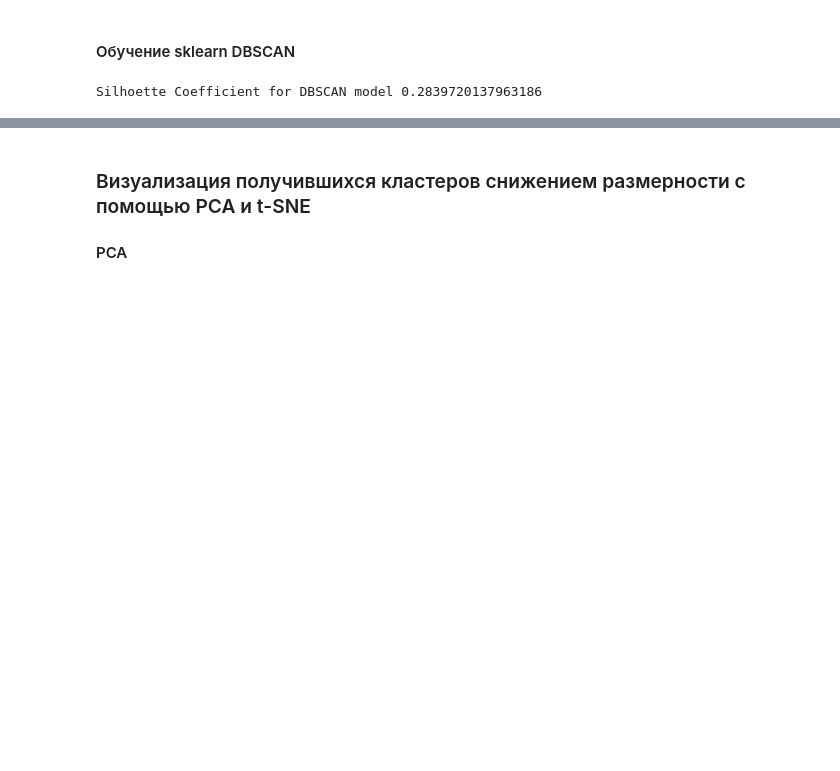
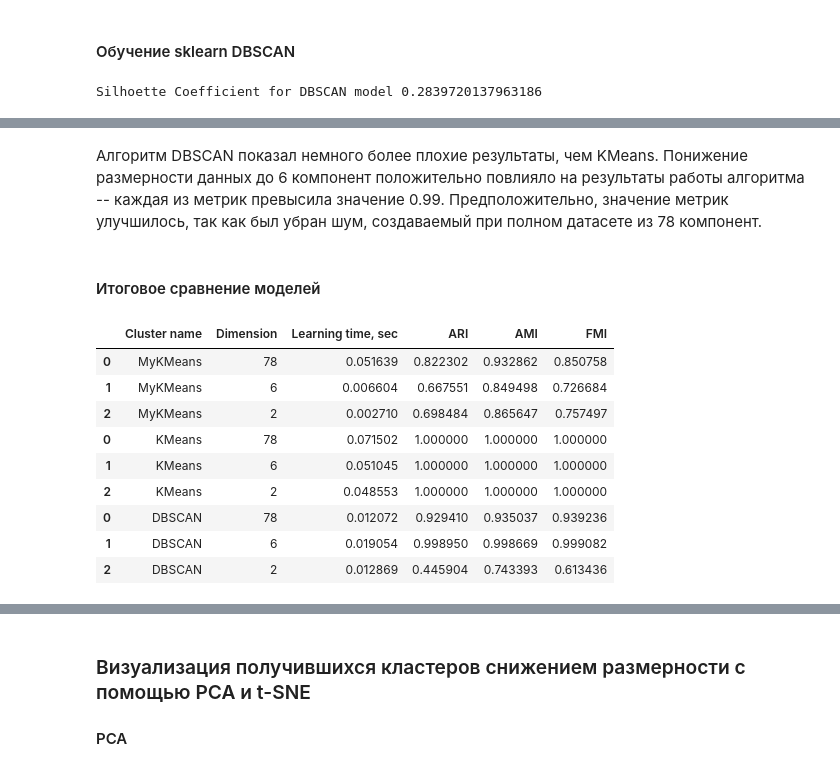
Before and after one commit to katevi/Introduction-to-ML, a Jupyter notebook: lab5/unsupervised_learning.ipynb, the cells around one changed output, grey strips where cells are left out. Saved outputs shown, nothing was run; the diff lists cells and outputs as text; code cells hidden in the pictures; blank space fills up the shorter version.

Commit message:
Add hyperparameters tuning, add final comparison of models

```diff
--- a/lab5/unsupervised_learning.ipynb
+++ b/lab5/unsupervised_learning.ipynb
@@ -388,0 +418,9 @@ df_scaled.shape
+# %%
+from sklearn.decomposition import PCA
+
+components = [6, 2]
+X_reduced = [df_scaled.to_numpy(dtype=np.float64)]
+for reduced_dims in components:
+    pca = PCA(n_components=reduced_dims)
+    X_transformed = pca.fit_transform(df_scaled)
+    X_reduced.append(X_transformed)
@@ -417,3 +534,9 @@ silh_score_1 = silhouette_score(np.asarray(df_scaled), my_km)
 print(f'Silhouette Score(n = 2): {silhouette_score(np.asarray(df_scaled), my_km)}')
 # %% [output]
 Silhouette Score(n = 2): 0.2740602627538195
+# %%
+%%time
+
+model = MyKMeans(n_clusters=8)
+my_kmeans_results = train(model, log=False)
+my_kmeans_results
@@ -459,0 +590,13 @@ Silhouette Score(n = 2): 0.31981543590845335
+# %%
+%%time
+from sklearn.cluster import KMeans
+
+model = KMeans(random_state=42)
+hyper_parameters = {
+        "algorithm": ["lloyd", "elkan"],
+        "max_iter": [100, 200, 300],
+        "n_clusters": range(2,10)
+    }
+
+kmeans_results = train(model, hyper_parameters)
+kmeans_results
@@ -582,0 +642,14 @@ Silhoette Coefficient for DBSCAN model with 2 components: 0.5878155760024206
+# %%
+%%time
+from sklearn.cluster import DBSCAN
+
+model = DBSCAN(n_jobs=-1)
+hyper_parameters ={
+    "eps": [0.5, 1, 2],
+    "min_samples": [10, 50, 100, 200],
+    "algorithm": ["auto", "ball_tree", "kd_tree", "brute"],
+    "leaf_size": [30, 50, 70]
+}
+
+dbscan_results = train(model, hyper_parameters)
+dbscan_results
@@ -582,0 +678,18 @@ Silhoette Coefficient for DBSCAN model with 2 components: 0.5878155760024206
+# %% [markdown]
+Алгоритм DBSCAN показал немного более плохие результаты, чем KMeans. Понижение размерности данных до 6 компонент положительно повлияло на результаты работы алгоритма -- каждая из метрик превысила значение 0.99. Предположительно, значение метрик улучшилось, так как был убран шум, создаваемый при полном датасете из 78 компонент.
+# %% [markdown]
+#### Итоговое сравнение моделей
+# %%
+results = pd.concat([my_kmeans_results, kmeans_results, dbscan_results])
+results
+# %% [output]
+|  | Cluster name | Dimension | Learning time, sec | ARI | AMI | FMI |
+| 0 | MyKMeans | 78 | 0.051639 | 0.822302 | 0.932862 | 0.850758 |
+| 1 | MyKMeans | 6 | 0.006604 | 0.667551 | 0.849498 | 0.726684 |
+| 2 | MyKMeans | 2 | 0.002710 | 0.698484 | 0.865647 | 0.757497 |
+| 0 | KMeans | 78 | 0.071502 | 1.000000 | 1.000000 | 1.000000 |
+| 1 | KMeans | 6 | 0.051045 | 1.000000 | 1.000000 | 1.000000 |
+| 2 | KMeans | 2 | 0.048553 | 1.000000 | 1.000000 | 1.000000 |
+| 0 | DBSCAN | 78 | 0.012072 | 0.929410 | 0.935037 | 0.939236 |
+| 1 | DBSCAN | 6 | 0.019054 | 0.998950 | 0.998669 | 0.999082 |
+| 2 | DBSCAN | 2 | 0.012869 | 0.445904 | 0.743393 | 0.613436 |
```
Also changed, not shown: parts of 42 cells of this notebook.
